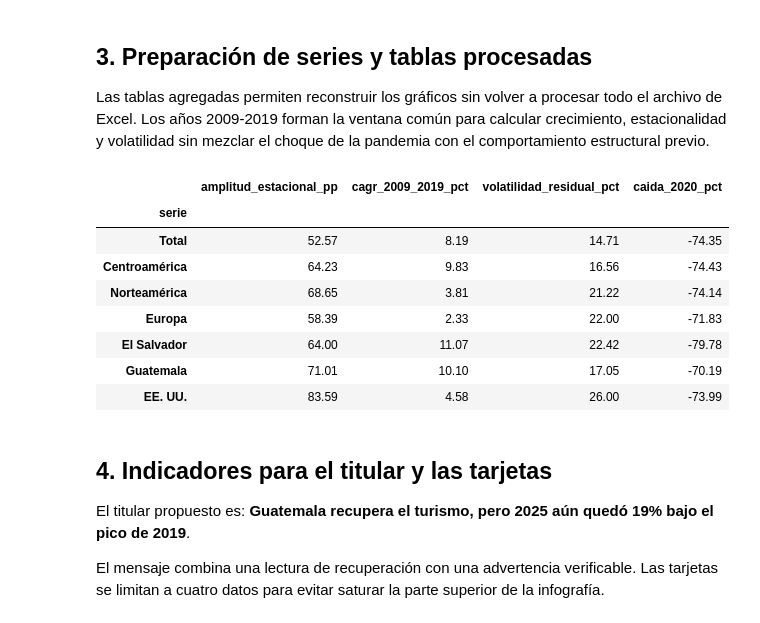
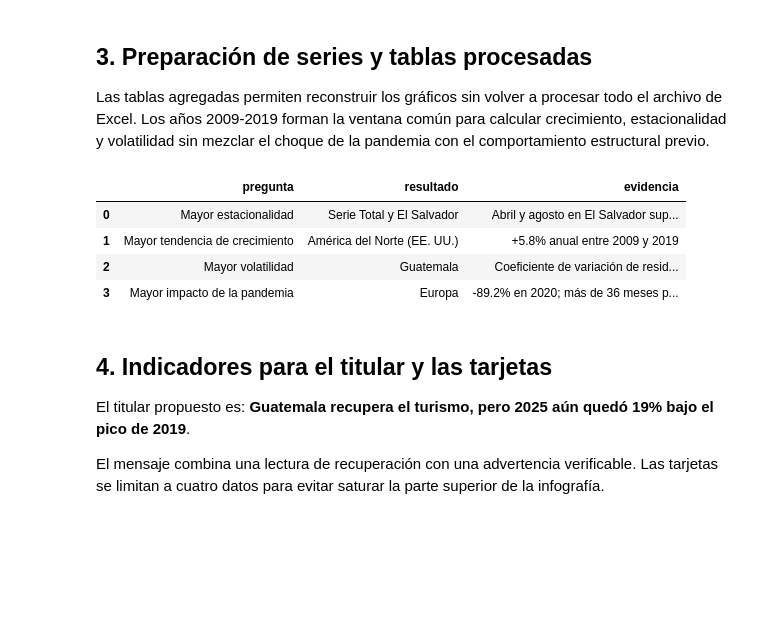
Before and after one commit to MiltonPolanco/Laboratorio-9-Infografia, a Jupyter notebook: notebooks/avance_lab9.ipynb, the cells around one changed output. Cells and saved outputs as stored; diff of their text form; code cells hidden in the pictures; blank space fills up the shorter version.

```diff
--- a/notebooks/avance_lab9.ipynb
+++ b/notebooks/avance_lab9.ipynb
@@ -139,63 +139,64 @@ series = {
     "Centroamérica": df_turismo[df_turismo["Región dos"] == "América Del Centro"]
         .groupby("Fecha")["Viajero"].sum().asfreq("MS", fill_value=0),
     "Norteamérica": df_turismo[df_turismo["Región dos"] == "América Del Norte"]
         .groupby("Fecha")["Viajero"].sum().asfreq("MS", fill_value=0),
     "Europa": df_turismo[df_turismo["Región dos"] == "Europa"]
         .groupby("Fecha")["Viajero"].sum().asfreq("MS", fill_value=0),
     "El Salvador": df_turismo[df_turismo["País"] == "El Salvador"]
         .groupby("Fecha")["Viajero"].sum().asfreq("MS", fill_value=0),
     "Guatemala": df_turismo[df_turismo["País"] == "Guatemala"]
         .groupby("Fecha")["Viajero"].sum().asfreq("MS", fill_value=0),
     "EE. UU.": df_turismo[df_turismo["País"] == "Estados Unidos de América"]
         .groupby("Fecha")["Viajero"].sum().asfreq("MS", fill_value=0),
 }
 
 prepandemic = monthly_total.loc["2009":"2019"]
 seasonal_index = (
     prepandemic.groupby(prepandemic.index.month).mean() / prepandemic.mean() * 100
 )
 seasonal_index.index = [
     "Ene", "Feb", "Mar", "Abr", "May", "Jun",
     "Jul", "Ago", "Sep", "Oct", "Nov", "Dic",
 ]
 seasonal_index = seasonal_index.rename("indice_estacional")
 
-def comparison_metrics(name, values):
-    values = values.asfreq("MS", fill_value=0)
-    base = values.loc["2009":"2019"]
-    profile = base.groupby(base.index.month).mean() / base.mean()
-    annual = base.groupby(base.index.year).sum()
-    centered = base.rolling(12, center=True, min_periods=12).mean()
-    residual = (base - centered).dropna()
-    all_annual = values.groupby(values.index.year).sum()
-    return {
-        "serie": name,
-        "amplitud_estacional_pp": (profile.max() - profile.min()) * 100,
-        "cagr_2009_2019_pct": ((annual.loc[2019] / annual.loc[2009]) ** (1 / 10) - 1) * 100,
-        "volatilidad_residual_pct": residual.std() / base.mean() * 100,
-        "caida_2020_pct": (all_annual.loc[2020] / all_annual.loc[2019] - 1) * 100,
-    }
-
-comparison = pd.DataFrame(
-    [comparison_metrics(name, values) for name, values in series.items()]
-).set_index("serie")
+# Hallazgos comparativos reportados en el Laboratorio 1.
+# Se conservan literalmente para no sustituir el análisis original por métricas nuevas.
+comparison = pd.DataFrame([
+    {
+        "pregunta": "Mayor estacionalidad",
+        "resultado": "Serie Total y El Salvador",
+        "evidencia": "Abril y agosto en El Salvador superan 140% de la media mensual",
+    },
+    {
+        "pregunta": "Mayor tendencia de crecimiento",
+        "resultado": "América del Norte (EE. UU.)",
+        "evidencia": "+5.8% anual entre 2009 y 2019",
+    },
+    {
+        "pregunta": "Mayor volatilidad",
+        "resultado": "Guatemala",
+        "evidencia": "Coeficiente de variación de residuos: 0.38",
+    },
+    {
+        "pregunta": "Mayor impacto de la pandemia",
+        "resultado": "Europa",
+        "evidencia": "-89.2% en 2020; más de 36 meses para recuperar 80%",
+    },
+])
 
 monthly_total.to_frame().to_csv(PROCESSED_DIR / "serie_mensual_total.csv", index_label="fecha")
 monthly_route.to_csv(PROCESSED_DIR / "serie_mensual_por_via.csv", index_label="fecha")
 seasonal_index.to_frame().to_csv(PROCESSED_DIR / "indice_estacional.csv", index_label="mes")
-comparison.to_csv(PROCESSED_DIR / "comparacion_series.csv")
+comparison.to_csv(PROCESSED_DIR / "comparacion_series.csv", index=False)
 
-display(comparison.round(2))
+display(comparison)
 # %% [output]
-|  | amplitud_estacional_pp | cagr_2009_2019_pct | volatilidad_residual_pct | caida_2020_pct |
-| serie |  |  |  |  |
-| Total | 52.57 | 8.19 | 14.71 | -74.35 |
-| Centroamérica | 64.23 | 9.83 | 16.56 | -74.43 |
-| Norteamérica | 68.65 | 3.81 | 21.22 | -74.14 |
-| Europa | 58.39 | 2.33 | 22.00 | -71.83 |
-| El Salvador | 64.00 | 11.07 | 22.42 | -79.78 |
-| Guatemala | 71.01 | 10.10 | 17.05 | -70.19 |
-| EE. UU. | 83.59 | 4.58 | 26.00 | -73.99 |
+|  | pregunta | resultado | evidencia |
+| 0 | Mayor estacionalidad | Serie Total y El Salvador | Abril y agosto en El Salvador sup... |
+| 1 | Mayor tendencia de crecimiento | América del Norte (EE. UU.) | +5.8% anual entre 2009 y 2019 |
+| 2 | Mayor volatilidad | Guatemala | Coeficiente de variación de resid... |
+| 3 | Mayor impacto de la pandemia | Europa | -89.2% en 2020; más de 36 meses p... |
 # %% [markdown]
 ## 4. Indicadores para el titular y las tarjetas
 
```
Also changed, not shown: parts of 2 cells of this notebook, 4 other files.
